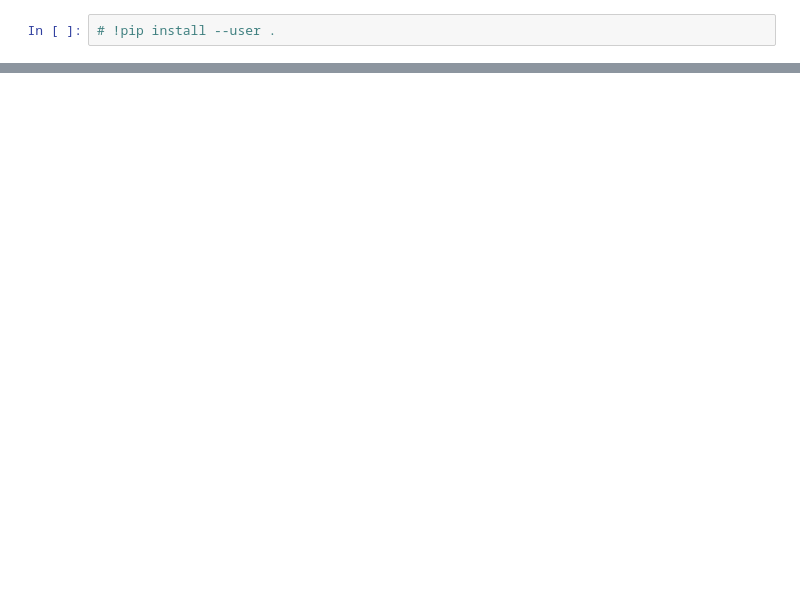
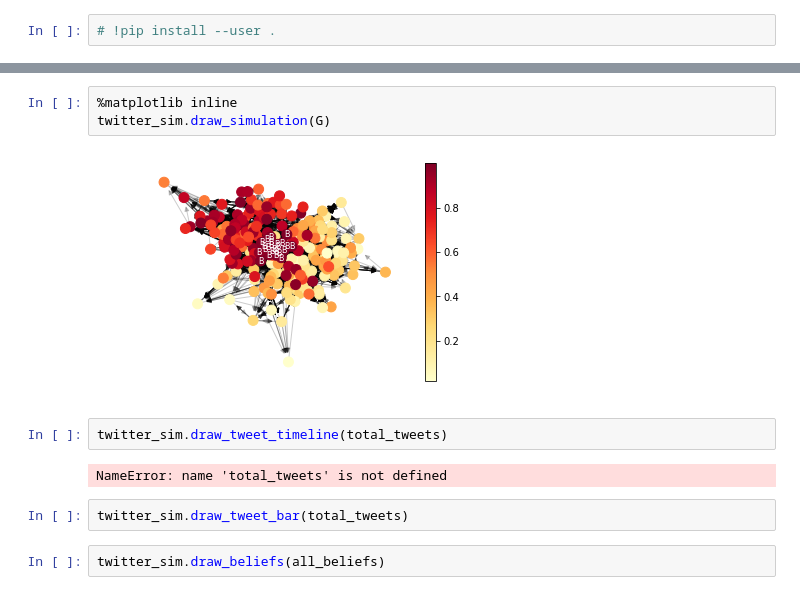
Before and after one commit to dmbeskow/twitter_sim, a Jupyter notebook: twitter_sim_eda.ipynb, the cells around one changed output, grey strips where cells are left out. Cells and saved outputs as stored; diff of their text form; blank space fills up the shorter version.

Commit message:
updated graphs

```diff
--- a/twitter_sim_eda.ipynb
+++ b/twitter_sim_eda.ipynb
@@ -10,0 +11,13 @@ IndentationError: unindent does not match any outer indentation level (__init__.
+# %%
+%matplotlib inline
+twitter_sim.draw_simulation(G)
+# %% [output]
+[figure, added]
+# %%
+twitter_sim.draw_tweet_timeline(total_tweets)
+# %% [output]
+NameError: name 'total_tweets' is not defined
+# %%
+twitter_sim.draw_tweet_bar(total_tweets)
+# %%
+twitter_sim.draw_beliefs(all_beliefs)
```
Also changed, not shown: parts of 1 cell of this notebook, 1 other file.
